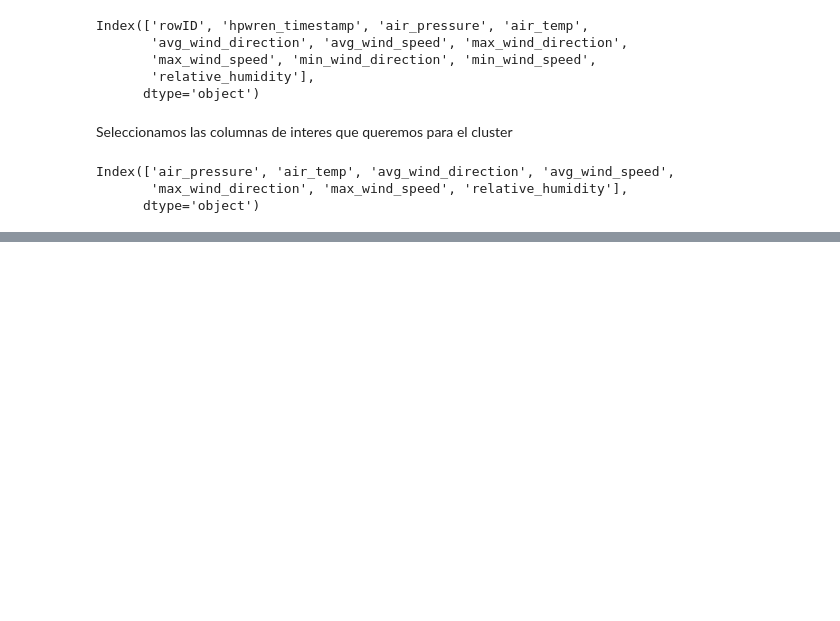
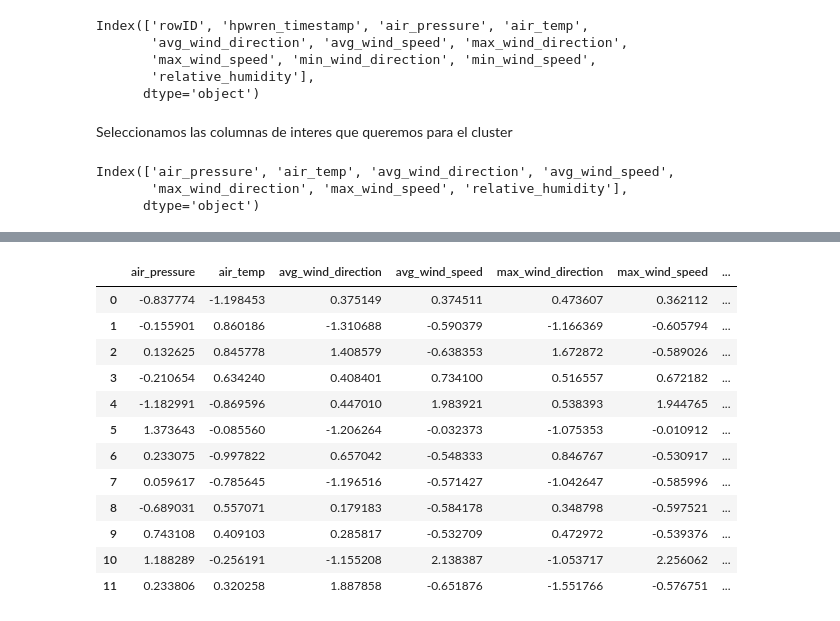
Before and after one commit to Eva02Daruma/Preparacion-prueba-2-IA, a Jupyter notebook: prepKmeans.ipynb, the cells around one changed output, grey strips where cells are left out. Cells and saved outputs as stored; diff of their text form; code cells hidden in the pictures; blank space fills up the shorter version.

```diff
--- a/prepKmeans.ipynb
+++ b/prepKmeans.ipynb
@@ -311,0 +328,3 @@ Index(['air_pressure', 'air_temp', 'avg_wind_direction', 'avg_wind_speed',
+# %%
+X = StandardScaler().fit_transform(seleccion_df)
+X
@@ -311,0 +347,4 @@ Index(['air_pressure', 'air_temp', 'avg_wind_direction', 'avg_wind_speed',
+# %%
+kmeans = KMeans(n_clusters=12)
+model = kmeans.fit(X)
+print("model\n", model)
@@ -311,0 +354,3 @@ Index(['air_pressure', 'air_temp', 'avg_wind_direction', 'avg_wind_speed',
+# %%
+centers = model.cluster_centers_
+centers
@@ -311,0 +375,14 @@ Index(['air_pressure', 'air_temp', 'avg_wind_direction', 'avg_wind_speed',
+# %%
+# Function that creates a DataFrame with a column for Cluster Number
+
+def pd_centers(featuresUsed, centers):
+	colNames = list(featuresUsed)
+	colNames.append('prediction')
+
+	# Zip with a column called 'prediction' (index)
+	Z = [np.append(A, index) for index, A in enumerate(centers)]
+
+	# Convert to pandas data frame for plotting
+	P = pd.DataFrame(Z, columns=colNames)
+	P['prediction'] = P['prediction'].astype(int)
+	return P
@@ -311,0 +396,17 @@ Index(['air_pressure', 'air_temp', 'avg_wind_direction', 'avg_wind_speed',
+# %%
+P = pd_centers(features, centers)
+P
+# %% [output]
+|  | air_pressure | air_temp | avg_wind_direction | avg_wind_speed | max_wind_direction | max_wind_speed | ... |
+| 0 | -0.837774 | -1.198453 | 0.375149 | 0.374511 | 0.473607 | 0.362112 | ... |
+| 1 | -0.155901 | 0.860186 | -1.310688 | -0.590379 | -1.166369 | -0.605794 | ... |
+| 2 | 0.132625 | 0.845778 | 1.408579 | -0.638353 | 1.672872 | -0.589026 | ... |
+| 3 | -0.210654 | 0.634240 | 0.408401 | 0.734100 | 0.516557 | 0.672182 | ... |
+| 4 | -1.182991 | -0.869596 | 0.447010 | 1.983921 | 0.538393 | 1.944765 | ... |
+| 5 | 1.373643 | -0.085560 | -1.206264 | -0.032373 | -1.075353 | -0.010912 | ... |
+| 6 | 0.233075 | -0.997822 | 0.657042 | -0.548333 | 0.846767 | -0.530917 | ... |
+| 7 | 0.059617 | -0.785645 | -1.196516 | -0.571427 | -1.042647 | -0.585996 | ... |
+| 8 | -0.689031 | 0.557071 | 0.179183 | -0.584178 | 0.348798 | -0.597521 | ... |
+| 9 | 0.743108 | 0.409103 | 0.285817 | -0.532709 | 0.472972 | -0.539376 | ... |
+| 10 | 1.188289 | -0.256191 | -1.155208 | 2.138387 | -1.053717 | 2.256062 | ... |
+| 11 | 0.233806 | 0.320258 | 1.887858 | -0.651876 | -1.551766 | -0.576751 | ... |
```
Also changed, not shown: parts of 17 cells of this notebook, 2 other files.
